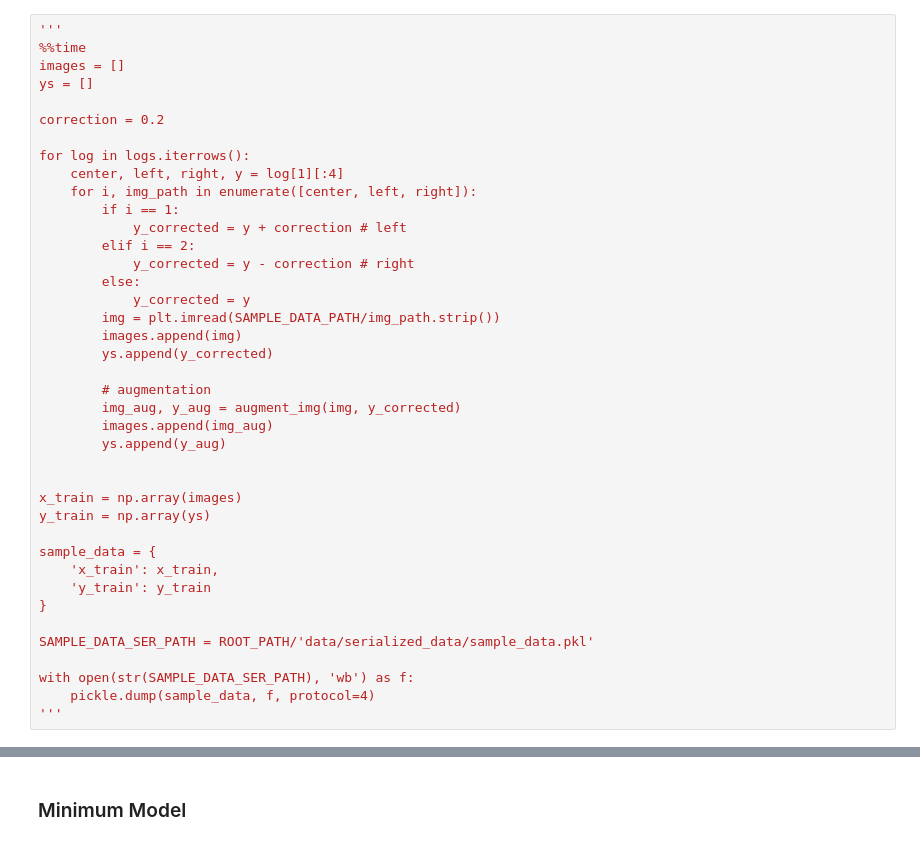
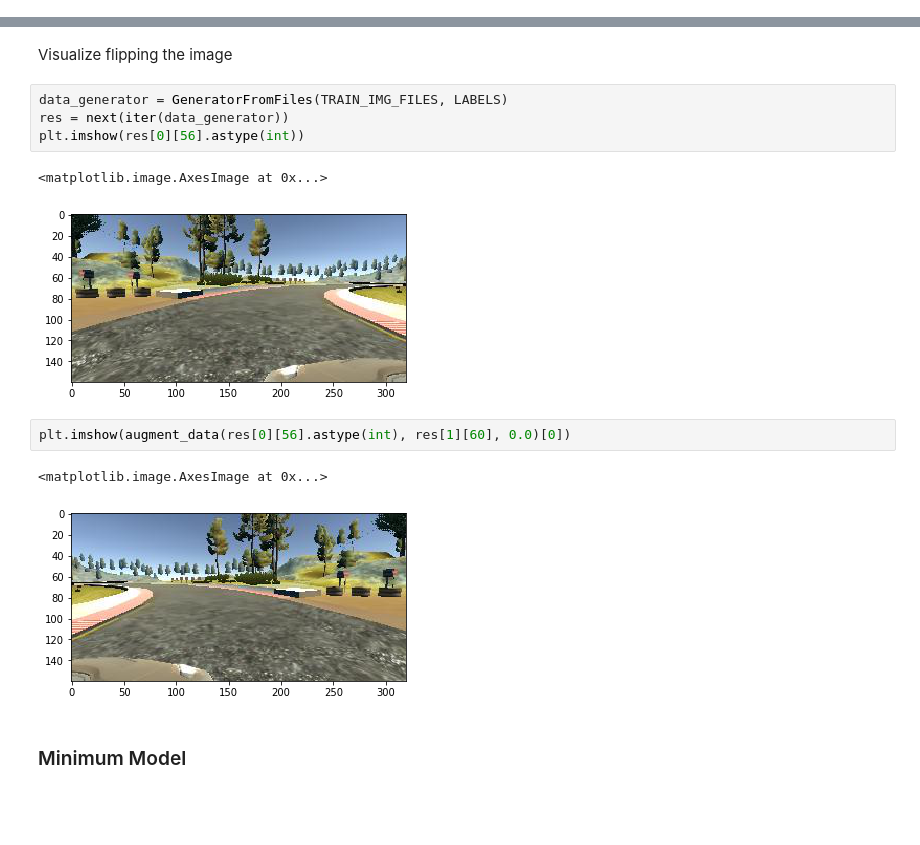
Before and after one commit to Jetafull/CarND-Behavioral-Cloning-P3, a Jupyter notebook: notebooks/behavior_cloning_tutorial.ipynb, the cells around one changed output, grey strips where cells are left out. Saved outputs shown, nothing was run; the diff lists cells and outputs as text; blank space fills up the shorter version.

Commit message:
created data generator for Keres fit_generator

```diff
--- a/notebooks/behavior_cloning_tutorial.ipynb
+++ b/notebooks/behavior_cloning_tutorial.ipynb
@@ -60,41 +109 @@ def augment_img(img, y):
     return img, y
-# %%
-'''
-%%time
-images = []
-ys = []
-
-correction = 0.2
-
-for log in logs.iterrows():
-    center, left, right, y = log[1][:4]
-    for i, img_path in enumerate([center, left, right]):
-        if i == 1:
-            y_corrected = y + correction # left
-        elif i == 2:
-            y_corrected = y - correction # right
-        else:
-            y_corrected = y
-        img = plt.imread(SAMPLE_DATA_PATH/img_path.strip())
-        images.append(img)
-        ys.append(y_corrected)
-
-        # augmentation
-        img_aug, y_aug = augment_img(img, y_corrected)
-        images.append(img_aug)
-        ys.append(y_aug)
-
-
-x_train = np.array(images)
-y_train = np.array(ys)
-
-sample_data = {
-    'x_train': x_train,
-    'y_train': y_train
-}
-
-SAMPLE_DATA_SER_PATH = ROOT_PATH/'data/serialized_data/sample_data.pkl'
-
-with open(str(SAMPLE_DATA_SER_PATH), 'wb') as f:
-    pickle.dump(sample_data, f, protocol=4)
-'''
@@ -126,3 +164,17 @@ plt.imshow(x0_aug)
+# %% [markdown]
+Visualize flipping the image
+# %%
+data_generator = GeneratorFromFiles(TRAIN_IMG_FILES, LABELS)
+res = next(iter(data_generator))
+plt.imshow(res[0][56].astype(int))
+# %% [output]
+<matplotlib.image.AxesImage at 0x...>
+[figure, added]
+# %%
+plt.imshow(augment_data(res[0][56].astype(int), res[1][60], 0.0)[0])
+# %% [output]
+<matplotlib.image.AxesImage at 0x...>
+[figure, added]
 # %% [markdown]
 ### Minimum Model
 # %%
```
Also changed, not shown: parts of 20 cells of this notebook.
